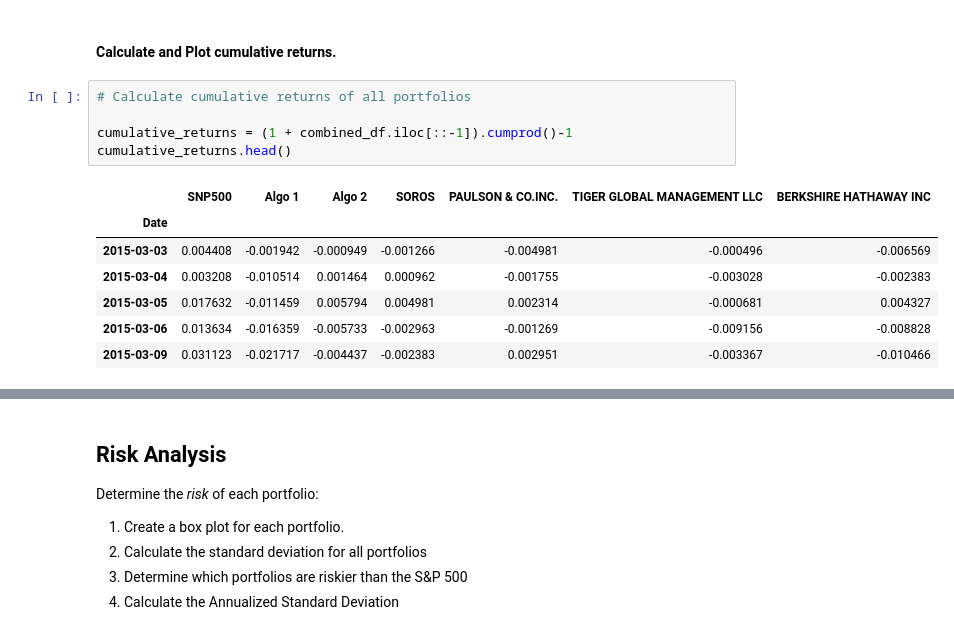
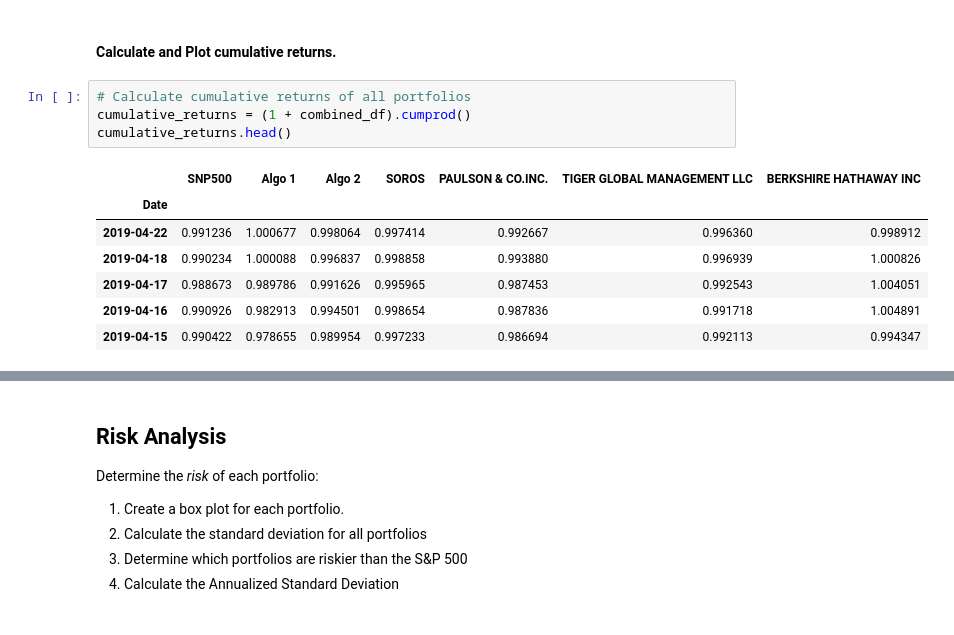
Before and after one commit to tjmcdowelldotcom/python-homework, a Jupyter notebook: Whale_Analysis/whale_analysis.ipynb, the cells around one changed output, grey strips where cells are left out. Drawn from its saved outputs; the diff is of its cells as text.

```diff
--- a/Whale_Analysis/whale_analysis.ipynb
+++ b/Whale_Analysis/whale_analysis.ipynb
@@ -244,17 +244,16 @@ array([<AxesSubplot:xlabel='Date'>, <AxesSubplot:xlabel='Date'>,
 #### Calculate and Plot cumulative returns.
 # %%
 # Calculate cumulative returns of all portfolios
-
-cumulative_returns = (1 + combined_df.iloc[::-1]).cumprod()-1
+cumulative_returns = (1 + combined_df).cumprod()
 cumulative_returns.head()
 # %% [output]
 |  | SNP500 | Algo 1 | Algo 2 | SOROS | PAULSON & CO.INC. | TIGER GLOBAL MANAGEMENT LLC | BERKSHIRE HATHAWAY INC |
 | Date |  |  |  |  |  |  |  |
-| 2015-03-03 | 0.004408 | -0.001942 | -0.000949 | -0.001266 | -0.004981 | -0.000496 | -0.006569 |
-| 2015-03-04 | 0.003208 | -0.010514 | 0.001464 | 0.000962 | -0.001755 | -0.003028 | -0.002383 |
-| 2015-03-05 | 0.017632 | -0.011459 | 0.005794 | 0.004981 | 0.002314 | -0.000681 | 0.004327 |
-| 2015-03-06 | 0.013634 | -0.016359 | -0.005733 | -0.002963 | -0.001269 | -0.009156 | -0.008828 |
-| 2015-03-09 | 0.031123 | -0.021717 | -0.004437 | -0.002383 | 0.002951 | -0.003367 | -0.010466 |
+| 2019-04-22 | 0.991236 | 1.000677 | 0.998064 | 0.997414 | 0.992667 | 0.996360 | 0.998912 |
+| 2019-04-18 | 0.990234 | 1.000088 | 0.996837 | 0.998858 | 0.993880 | 0.996939 | 1.000826 |
+| 2019-04-17 | 0.988673 | 0.989786 | 0.991626 | 0.995965 | 0.987453 | 0.992543 | 1.004051 |
+| 2019-04-16 | 0.990926 | 0.982913 | 0.994501 | 0.998654 | 0.987836 | 0.991718 | 1.004891 |
+| 2019-04-15 | 0.990422 | 0.978655 | 0.989954 | 0.997233 | 0.986694 | 0.992113 | 0.994347 |
 # %%
 # Plot cumulative returns
 cumulative_returns.plot(kind= 'line', figsize = (23,13), title = "Cumulative Portfolio Returns Comparison", grid = True)
```
Also changed, not shown: parts of 16 cells of this notebook.
